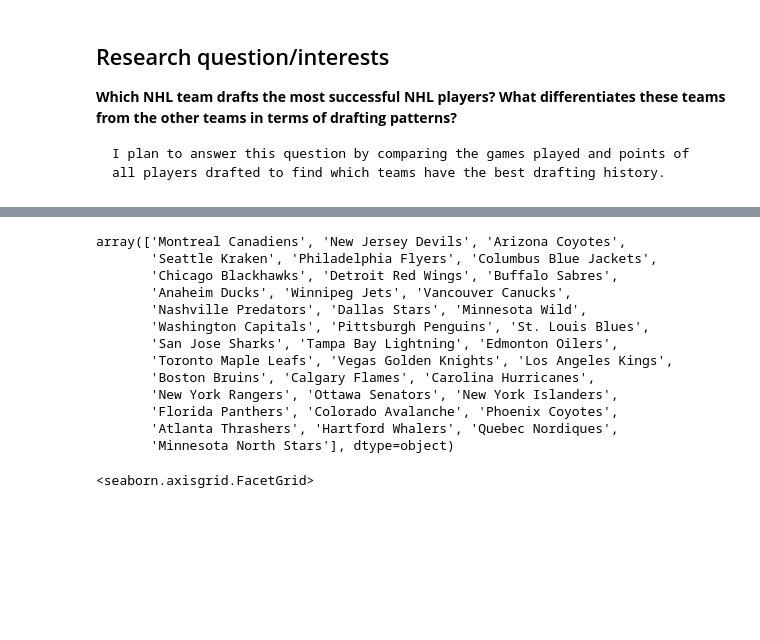
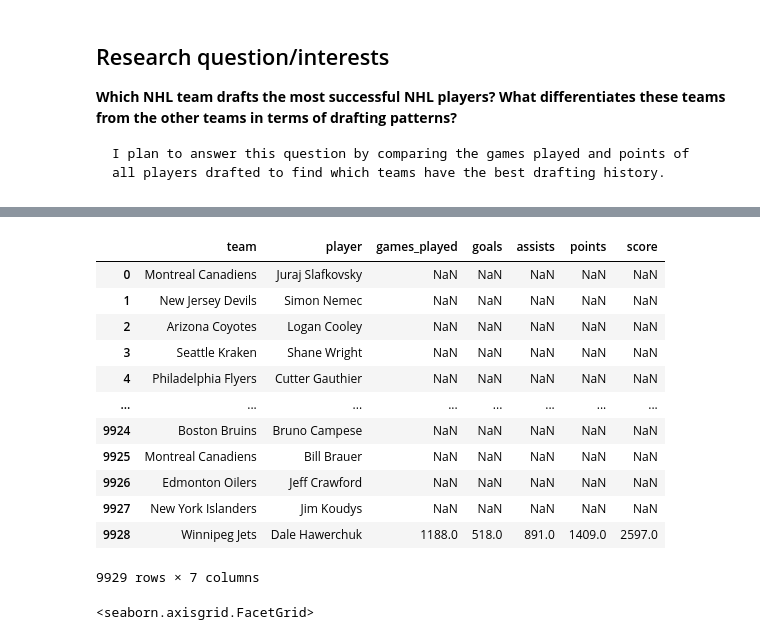
Before and after one commit to ubco-W2022T2-data301/project-group-group31, a Jupyter notebook: analysis/analysis1.ipynb, the cells around one changed output, grey strips where cells are left out. Cells and saved outputs as stored; diff of their text form; code cells hidden in the pictures; blank space fills up the shorter version.

```diff
--- a/analysis/analysis1.ipynb
+++ b/analysis/analysis1.ipynb
@@ -17,6 +17,3 @@ sns.set_theme(style="ticks",
 # And we're going to remove the top and right axis lines
 import matplotlib.pyplot as plt
 plt.rc("axes.spines", top=False, right=False)
-# %%
-df = pd.read_csv("../data/raw/NHLDraft.csv")
-df
@@ -37,20 +20,32 @@ df
-# %%
-#Creating a dataframe from 1982 - present, to remove some teams that don't exist anymore
-#and to balance stats from the original 6 teams that naturally have a lot more drafted players
-df1982 = df.loc[:9928]
-df1982['team'].unique()
-# %% [output]
-array(['Montreal Canadiens', 'New Jersey Devils', 'Arizona Coyotes',
-       'Seattle Kraken', 'Philadelphia Flyers', 'Columbus Blue Jackets',
-       'Chicago Blackhawks', 'Detroit Red Wings', 'Buffalo Sabres',
-       'Anaheim Ducks', 'Winnipeg Jets', 'Vancouver Canucks',
-       'Nashville Predators', 'Dallas Stars', 'Minnesota Wild',
-       'Washington Capitals', 'Pittsburgh Penguins', 'St. Louis Blues',
-       'San Jose Sharks', 'Tampa Bay Lightning', 'Edmonton Oilers',
-       'Toronto Maple Leafs', 'Vegas Golden Knights', 'Los Angeles Kings',
-       'Boston Bruins', 'Calgary Flames', 'Carolina Hurricanes',
-       'New York Rangers', 'Ottawa Senators', 'New York Islanders',
-       'Florida Panthers', 'Colorado Avalanche', 'Phoenix Coyotes',
-       'Atlanta Thrashers', 'Hartford Whalers', 'Quebec Nordiques',
-       'Minnesota North Stars'], dtype=object)
+# %%
+def load_and_process(path_to_csv_file):
+    #Load dataframe from given path
+    df = pd.read_csv(path_to_csv_file)
+
+    #Method chain 1, keeps only rows from 1982 - present, drops all unneccessary columns, and adds score column
+    df = (df.loc[:9928]
+          .drop(['id', 'year', 'age', 'plus_minus', 'penalties_minutes', 'goalie_games_played', 'goalie_wins',
+                    'goalie_losses', 'nationality', 'position', 'to_year', 'amateur_team', 'goalie_ties_overtime',
+                     'save_percentage', 'goals_against_average', 'point_shares', 'overall_pick'], axis=1)
+         .assign(score=lambda x: x.games_played + x.points))
+
+    return df
+# %%
+#Loading and processing data into df1982
+df1982 = load_and_process("../data/raw/NHLDraft.csv")
+df1982
+# %% [output]
+|  | team | player | games_played | goals | assists | points | score |
+| 0 | Montreal Canadiens | Juraj Slafkovsky | NaN | NaN | NaN | NaN | NaN |
+| 1 | New Jersey Devils | Simon Nemec | NaN | NaN | NaN | NaN | NaN |
+| 2 | Arizona Coyotes | Logan Cooley | NaN | NaN | NaN | NaN | NaN |
+| 3 | Seattle Kraken | Shane Wright | NaN | NaN | NaN | NaN | NaN |
+| 4 | Philadelphia Flyers | Cutter Gauthier | NaN | NaN | NaN | NaN | NaN |
+| ... | ... | ... | ... | ... | ... | ... | ... |
+| 9924 | Boston Bruins | Bruno Campese | NaN | NaN | NaN | NaN | NaN |
+| 9925 | Montreal Canadiens | Bill Brauer | NaN | NaN | NaN | NaN | NaN |
+| 9926 | Edmonton Oilers | Jeff Crawford | NaN | NaN | NaN | NaN | NaN |
+| 9927 | New York Islanders | Jim Koudys | NaN | NaN | NaN | NaN | NaN |
+| 9928 | Winnipeg Jets | Dale Hawerchuk | 1188.0 | 518.0 | 891.0 | 1409.0 | 2597.0 |
+9929 rows × 7 columns
 # %%
```
Also changed, not shown: parts of 3 cells of this notebook, 3 other files.
